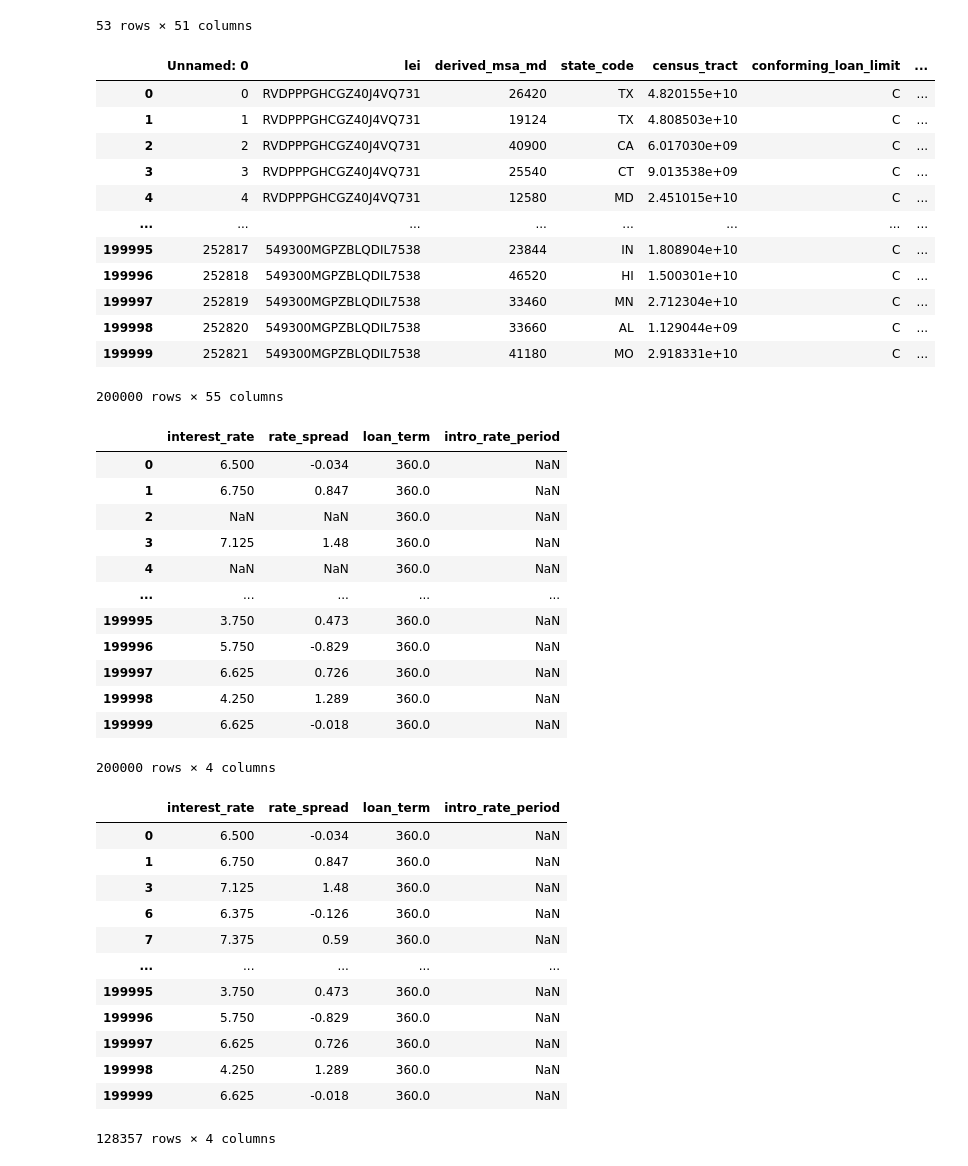
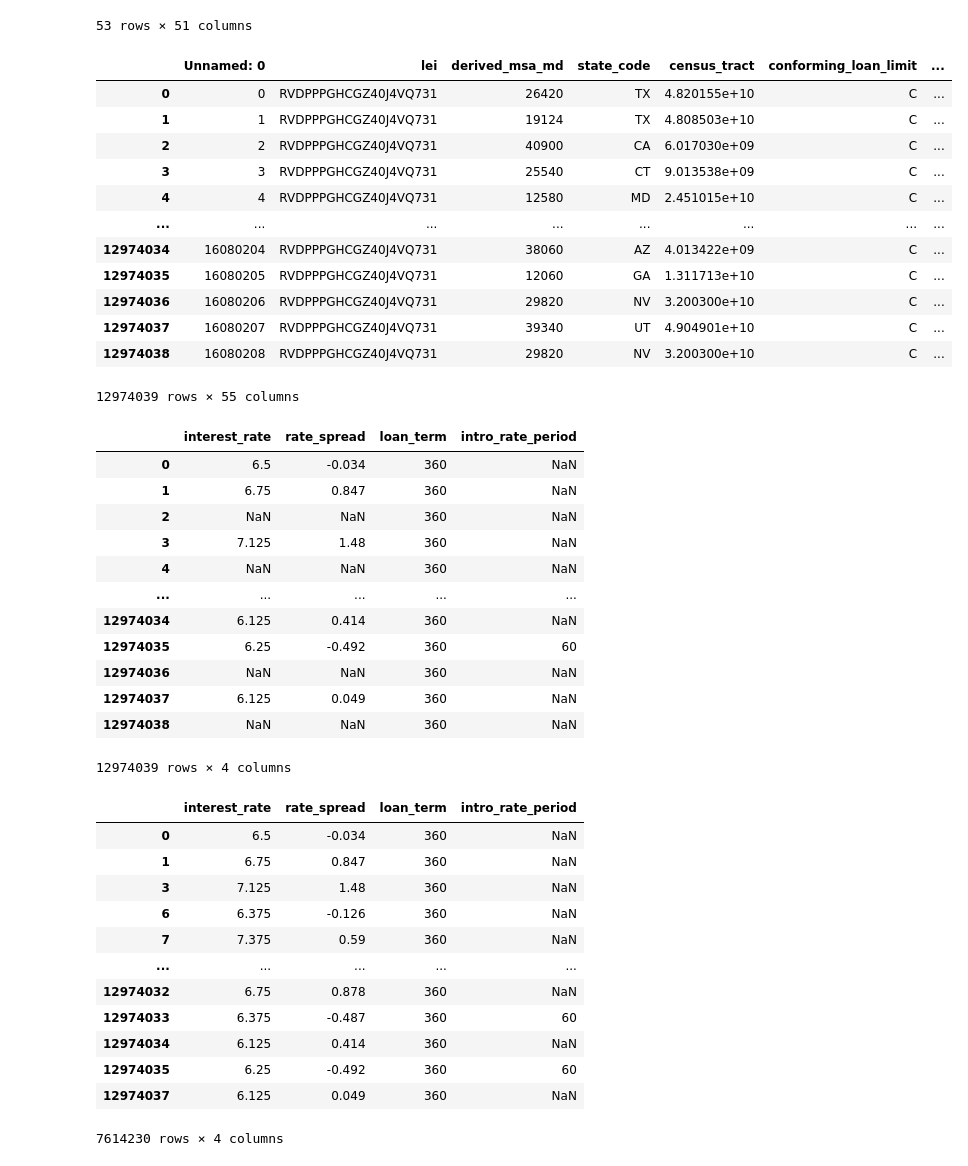
Before and after one commit to robintietz/capstone_hmda, a Jupyter notebook: notebooks/rate_errors.ipynb, the cells around one changed output. Drawn from its saved outputs; the diff is of its cells as text; code cells hidden in the pictures.

```diff
--- a/notebooks/rate_errors.ipynb
+++ b/notebooks/rate_errors.ipynb
@@ -48,57 +48,57 @@ adj_rates
 | 312 | 12/26/2022 | 7.13 | 6.92 | 6.77 | 6.77 | 6.62 | 6.62 | 6.38 | 6.38 | 6.04 | ... |
 53 rows × 51 columns
 # %%
-applications = pd.read_csv('../data/pruned_data.csv', low_memory=False, nrows = 200000)
+applications = pd.read_csv('../data/pruned_data.csv', low_memory=False)
 applications
 # %% [output]
 |  | Unnamed: 0 | lei | derived_msa_md | state_code | census_tract | conforming_loan_limit | ... |
 | 0 | 0 | RVDPPPGHCGZ40J4VQ731 | 26420 | TX | 4.820155e+10 | C | ... |
 | 1 | 1 | RVDPPPGHCGZ40J4VQ731 | 19124 | TX | 4.808503e+10 | C | ... |
 | 2 | 2 | RVDPPPGHCGZ40J4VQ731 | 40900 | CA | 6.017030e+09 | C | ... |
 | 3 | 3 | RVDPPPGHCGZ40J4VQ731 | 25540 | CT | 9.013538e+09 | C | ... |
 | 4 | 4 | RVDPPPGHCGZ40J4VQ731 | 12580 | MD | 2.451015e+10 | C | ... |
 | ... | ... | ... | ... | ... | ... | ... | ... |
-| 199995 | 252817 | 549300MGPZBLQDIL7538 | 23844 | IN | 1.808904e+10 | C | ... |
-| 199996 | 252818 | 549300MGPZBLQDIL7538 | 46520 | HI | 1.500301e+10 | C | ... |
-| 199997 | 252819 | 549300MGPZBLQDIL7538 | 33460 | MN | 2.712304e+10 | C | ... |
-| 199998 | 252820 | 549300MGPZBLQDIL7538 | 33660 | AL | 1.129044e+09 | C | ... |
-| 199999 | 252821 | 549300MGPZBLQDIL7538 | 41180 | MO | 2.918331e+10 | C | ... |
+| 12974034 | 16080204 | RVDPPPGHCGZ40J4VQ731 | 38060 | AZ | 4.013422e+09 | C | ... |
+| 12974035 | 16080205 | RVDPPPGHCGZ40J4VQ731 | 12060 | GA | 1.311713e+10 | C | ... |
+| 12974036 | 16080206 | RVDPPPGHCGZ40J4VQ731 | 29820 | NV | 3.200300e+10 | C | ... |
+| 12974037 | 16080207 | RVDPPPGHCGZ40J4VQ731 | 39340 | UT | 4.904901e+10 | C | ... |
+| 12974038 | 16080208 | RVDPPPGHCGZ40J4VQ731 | 29820 | NV | 3.200300e+10 | C | ... |
-200000 rows × 55 columns
+12974039 rows × 55 columns
 # %%
 applications = applications[['interest_rate','rate_spread','loan_term','intro_rate_period']]
 applications
 # %% [output]
 |  | interest_rate | rate_spread | loan_term | intro_rate_period |
-| 0 | 6.500 | -0.034 | 360.0 | NaN |
-| 1 | 6.750 | 0.847 | 360.0 | NaN |
-| 2 | NaN | NaN | 360.0 | NaN |
-| 3 | 7.125 | 1.48 | 360.0 | NaN |
-| 4 | NaN | NaN | 360.0 | NaN |
+| 0 | 6.5 | -0.034 | 360 | NaN |
+| 1 | 6.75 | 0.847 | 360 | NaN |
+| 2 | NaN | NaN | 360 | NaN |
+| 3 | 7.125 | 1.48 | 360 | NaN |
+| 4 | NaN | NaN | 360 | NaN |
 | ... | ... | ... | ... | ... |
-| 199995 | 3.750 | 0.473 | 360.0 | NaN |
-| 199996 | 5.750 | -0.829 | 360.0 | NaN |
-| 199997 | 6.625 | 0.726 | 360.0 | NaN |
-| 199998 | 4.250 | 1.289 | 360.0 | NaN |
-| 199999 | 6.625 | -0.018 | 360.0 | NaN |
+| 12974034 | 6.125 | 0.414 | 360 | NaN |
+| 12974035 | 6.25 | -0.492 | 360 | 60 |
+| 12974036 | NaN | NaN | 360 | NaN |
+| 12974037 | 6.125 | 0.049 | 360 | NaN |
+| 12974038 | NaN | NaN | 360 | NaN |
-200000 rows × 4 columns
+12974039 rows × 4 columns
 # %%
 for col in applications.columns[:-1]:
     applications = applications[(applications[col].notna()) & (applications[col] != 'Exempt')]
 applications
 # %% [output]
 |  | interest_rate | rate_spread | loan_term | intro_rate_period |
-| 0 | 6.500 | -0.034 | 360.0 | NaN |
-| 1 | 6.750 | 0.847 | 360.0 | NaN |
-| 3 | 7.125 | 1.48 | 360.0 | NaN |
-| 6 | 6.375 | -0.126 | 360.0 | NaN |
-| 7 | 7.375 | 0.59 | 360.0 | NaN |
+| 0 | 6.5 | -0.034 | 360 | NaN |
+| 1 | 6.75 | 0.847 | 360 | NaN |
+| 3 | 7.125 | 1.48 | 360 | NaN |
+| 6 | 6.375 | -0.126 | 360 | NaN |
+| 7 | 7.375 | 0.59 | 360 | NaN |
 | ... | ... | ... | ... | ... |
-| 199995 | 3.750 | 0.473 | 360.0 | NaN |
-| 199996 | 5.750 | -0.829 | 360.0 | NaN |
-| 199997 | 6.625 | 0.726 | 360.0 | NaN |
-| 199998 | 4.250 | 1.289 | 360.0 | NaN |
-| 199999 | 6.625 | -0.018 | 360.0 | NaN |
+| 12974032 | 6.75 | 0.878 | 360 | NaN |
+| 12974033 | 6.375 | -0.487 | 360 | 60 |
+| 12974034 | 6.125 | 0.414 | 360 | NaN |
+| 12974035 | 6.25 | -0.492 | 360 | 60 |
+| 12974037 | 6.125 | 0.049 | 360 | NaN |
-128357 rows × 4 columns
+7614230 rows × 4 columns
 # %%
 for col in applications.columns:
     applications[col] = applications[col].astype(float)
```
Also changed, not shown: parts of 5 cells of this notebook, 5 other files.
